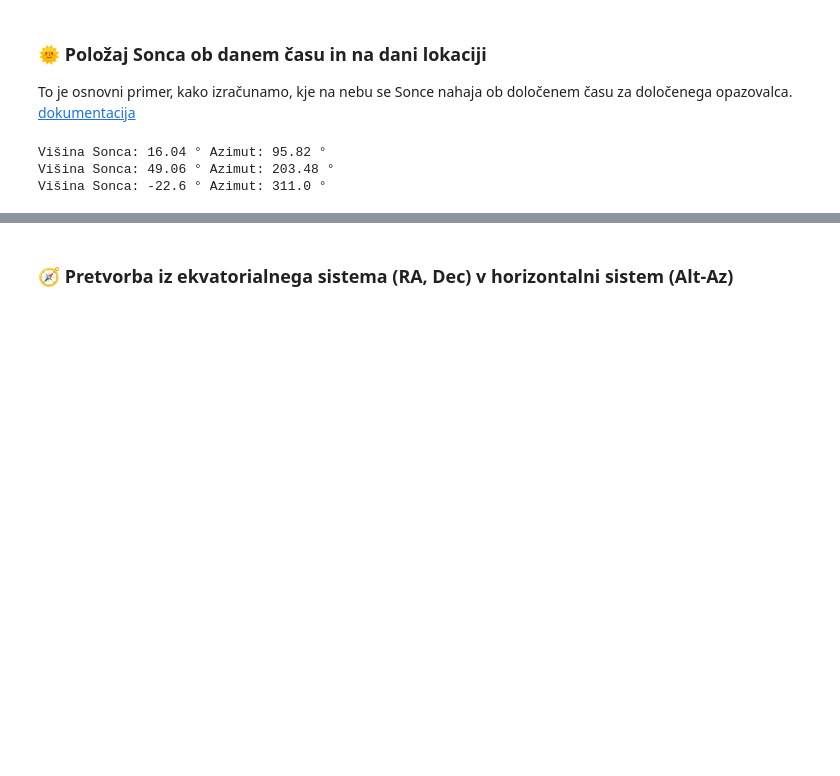
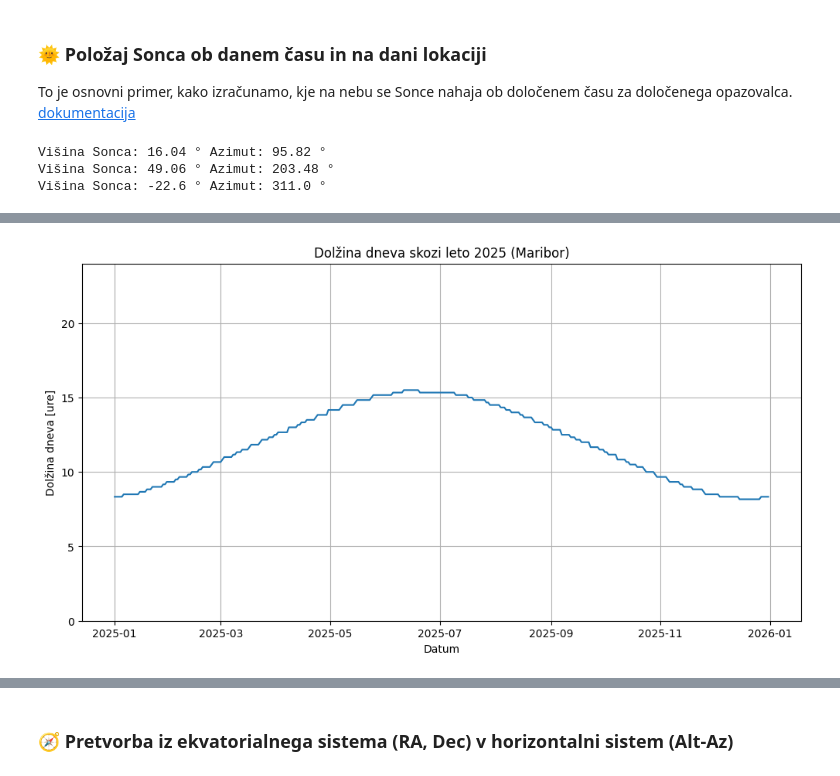
Before and after one commit to ReneMarkovic/colab_notebooks, a Jupyter notebook: Didaktika_astronomije.ipynb, the cells around one changed output, grey strips where cells are left out. Saved outputs shown, nothing was run; the diff lists cells and outputs as text; code cells hidden in the pictures; blank space fills up the shorter version.

```diff
--- a/Didaktika_astronomije.ipynb
+++ b/Didaktika_astronomije.ipynb
@@ -204,0 +285,48 @@ Višina Sonca: -22.6 ° Azimut: 311.0 °
+# %%
+from tqdm.auto import tqdm as tqdm
+
+
+
+datumi = Time('2025-01-01') + np.arange(0, 365)*u.day
+
+dolzine_dni = []
+najvisje_alt = []
+najvisji_az = []
+
+# Iteracija čez vse dni
+for dan in tqdm(datumi,total = len(datumi)):
+    # Generiramo ure tega dne (vsako minuto)
+    ure = dan + np.arange(0, 24*60, 10)*u.min
+
+    # AltAz sistem in položaj Sonca
+    altaz = AltAz(obstime=ure, location=maribor)
+    sonce = get_sun(ure).transform_to(altaz)
+
+    idx_max = np.argmax(sonce.alt)
+    # Filtriramo trenutke, ko je Sonce nad obzorjem
+    nad_obzorjem = sonce.alt > 0*u.deg
+    najvisje_alt.append(sonce.alt[idx_max].deg)
+    najvisji_az.append(sonce.az[idx_max].deg)
+
+    if np.any(nad_obzorjem):
+        vzhod_idx = np.argmax(nad_obzorjem)
+        zahod_idx = len(nad_obzorjem) - np.argmax(nad_obzorjem[::-1]) - 1
+        cas_vzhoda = ure[vzhod_idx].datetime
+        cas_zahoda = ure[zahod_idx].datetime
+        dolzina = (cas_zahoda - cas_vzhoda).total_seconds() / 3600  # ure
+    else:
+        dolzina = 0  # polarna noč (te v Mariboru sicer ni)
+
+    dolzine_dni.append(dolzina)
+
+# Risanje grafa
+plt.figure(figsize=(12, 6))
+plt.plot(datumi.datetime, dolzine_dni)
+plt.title("Dolžina dneva skozi leto 2025 (Maribor)")
+plt.xlabel("Datum")
+plt.ylabel("Dolžina dneva [ure]")
+plt.grid(True)
+plt.ylim(0, 24)
+plt.show()
+# %% [output]
+[figure, added]
```
Also changed, not shown: parts of 13 cells of this notebook.
